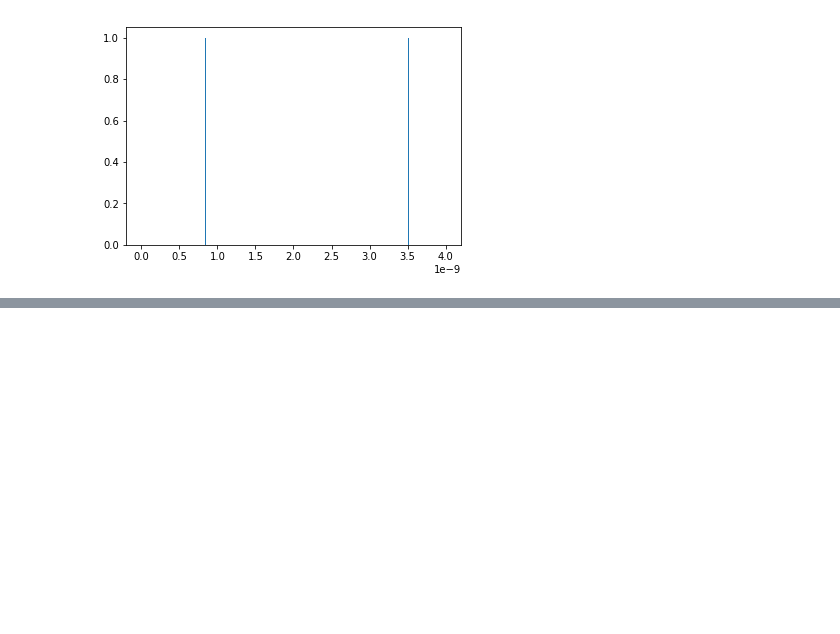
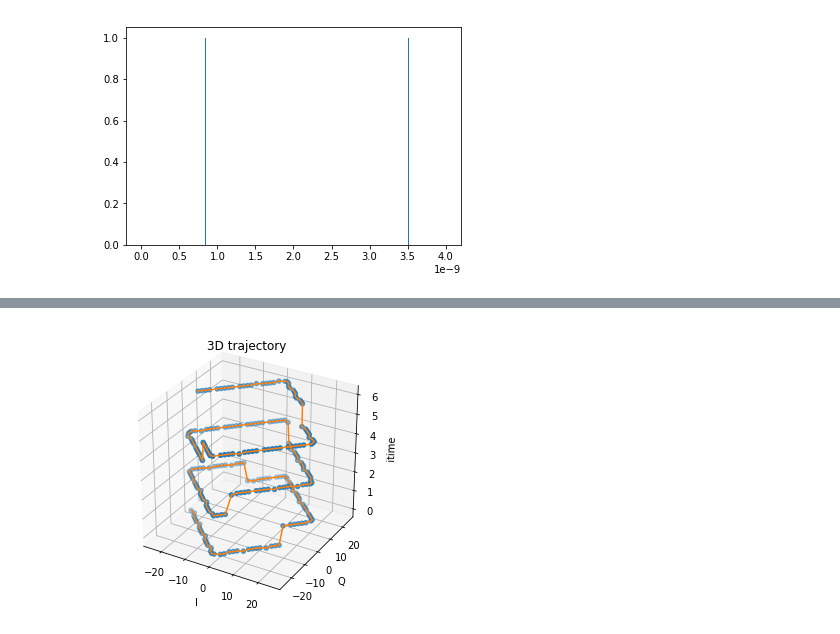
Before and after one commit to acidbourbon/lab_bench, a Jupyter notebook: workdir/jupyter/software_examples/sigproc_kit/IQ_TDC_paper/IQ_TDC_for_paper-25.ipynb, the cells around one changed output, grey strips where cells are left out. Cells and saved outputs as stored; diff of their text form; code cells hidden in the pictures; blank space fills up the shorter version.

```diff
--- a/workdir/jupyter/software_examples/sigproc_kit/IQ_TDC_paper/IQ_TDC_for_paper-25.ipynb
+++ b/workdir/jupyter/software_examples/sigproc_kit/IQ_TDC_paper/IQ_TDC_for_paper-25.ipynb
@@ -236,0 +144,30 @@ Q -= (np.max(Q)+np.min(Q))/2
+# %%
+import matplotlib.pyplot as plt
+from mpl_toolkits.mplot3d import Axes3D
+import numpy as np
+
+# Generate random data for the 3D scatter plot
+x = I
+y = Q
+z = itime
+
+# Create a figure and a 3D axis
+fig = plt.figure(figsize=(5, 5))
+ax = fig.add_subplot(111, projection='3d')
+
+# Create scatter plot
+ax.plot(x, y, z, c=colors[1])
+ax.scatter(x, y, z, c=colors[0], marker='o')
+
+# Set labels
+ax.set_title("3D trajectory")
+ax.set_xlabel('I')
+ax.set_ylabel('Q')
+ax.set_zlabel('itime')
+
+plt.savefig("IQ_spiral.svg")
+
+# Show the plot
+plt.show()
+# %% [output]
+[figure, added]
```
Also changed, not shown: parts of 11 cells of this notebook, 6 other files.
